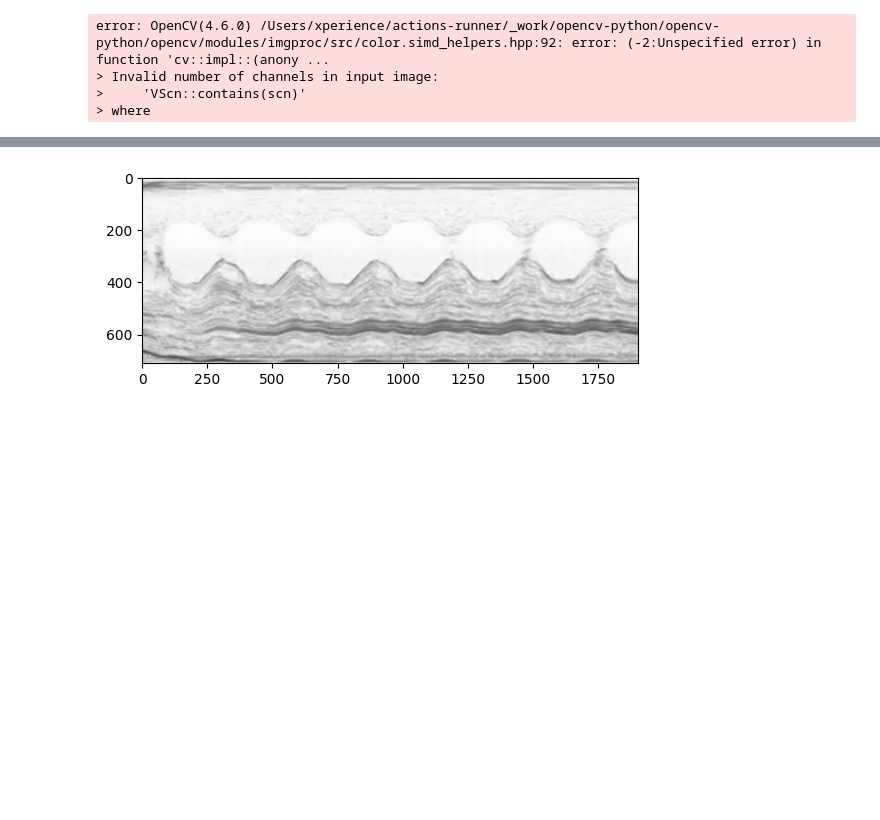
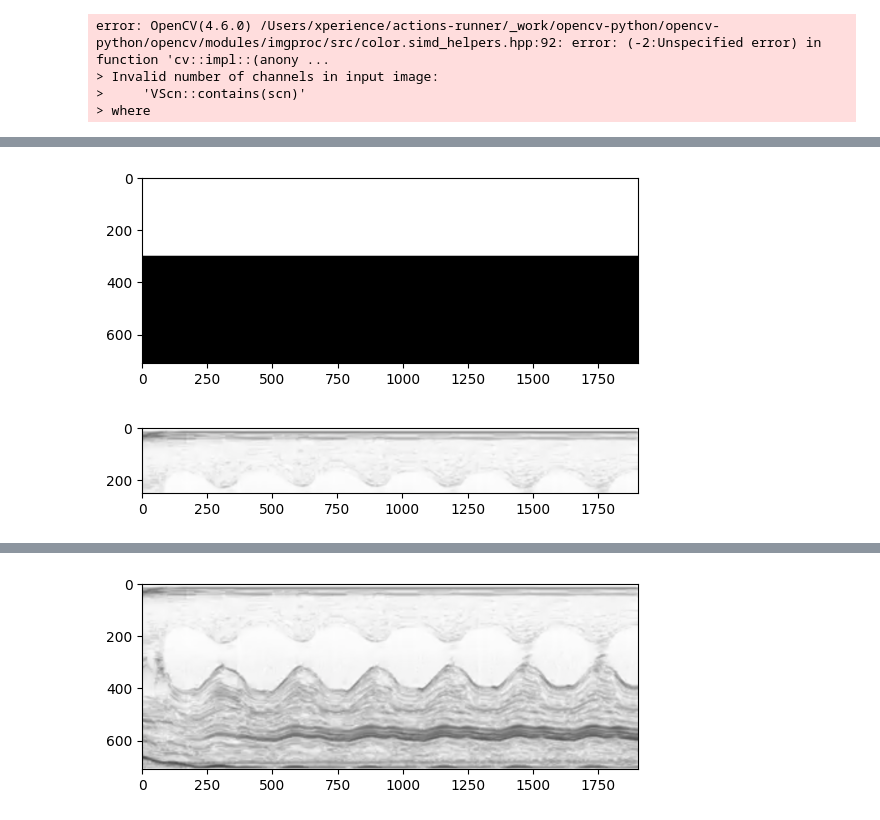
Before and after one commit to Onebu/HackMarato, a Jupyter notebook: cor.ipynb, the cells around one changed output, grey strips where cells are left out. Drawn from its saved outputs; the diff is of its cells as text; code cells hidden in the pictures; blank space fills up the shorter version.

```diff
--- a/cor.ipynb
+++ b/cor.ipynb
@@ -22,0 +34,9 @@ error: OpenCV(4.6.0) /Users/xperience/actions-runner/_work/opencv-python/opencv-
+# %%
+mask1 = 255-mask1
+implot = plt.imshow(mask1, cmap='gray')
+# %% [output]
+[figure, added]
+# %%
+implot = plt.imshow(img[:250], cmap='gray')
+# %% [output]
+[figure, added]
```
Also changed, not shown: parts of 30 cells of this notebook, 4 other files.
